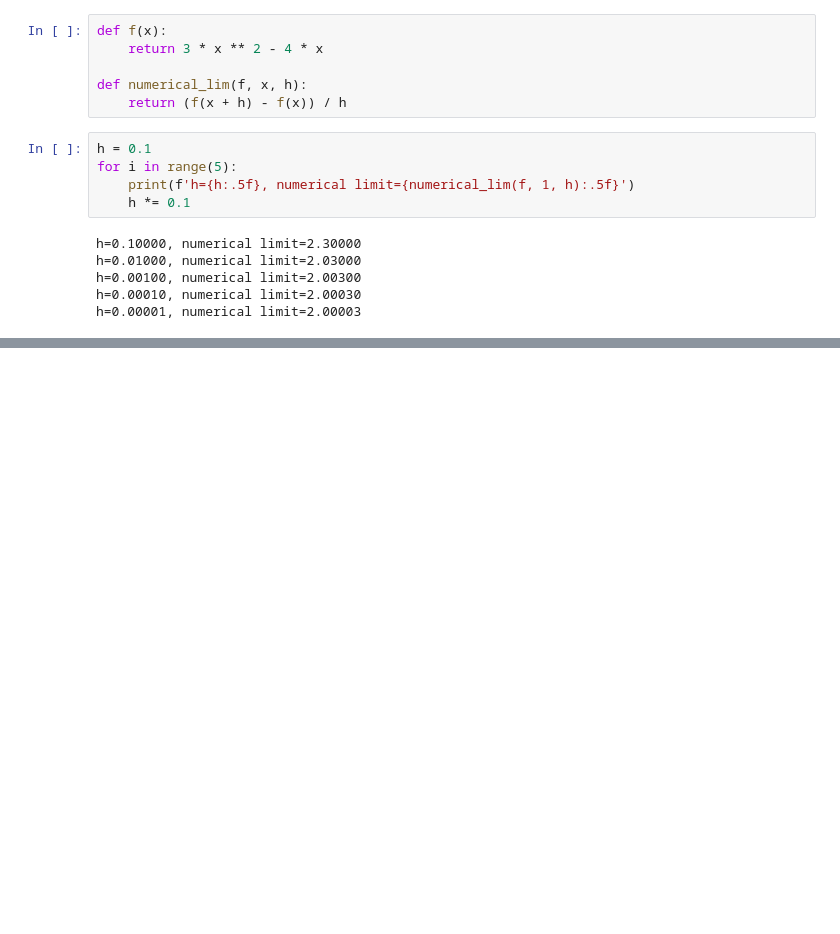
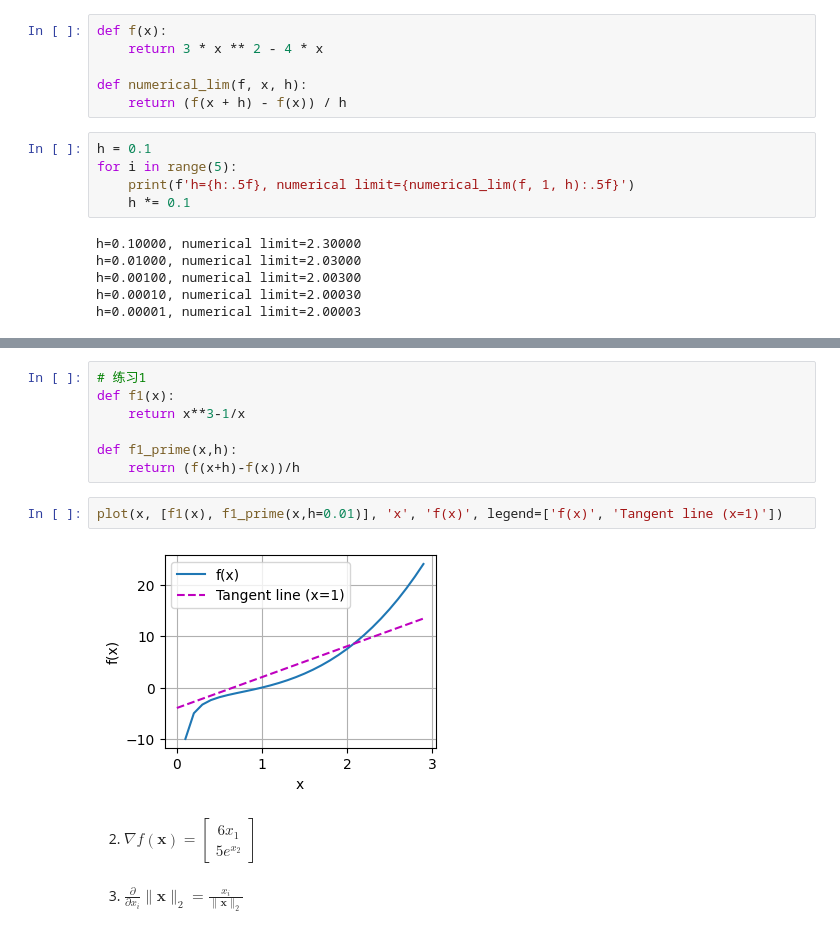
Before and after one commit to sma11white/d2l_pytorch_my, a Jupyter notebook: chapter2/2_4_calculus.ipynb, the cells around one changed output, grey strips where cells are left out. Cells and saved outputs as stored; diff of their text form; blank space fills up the shorter version.

```diff
--- a/chapter2/2_4_calculus.ipynb
+++ b/chapter2/2_4_calculus.ipynb
@@ -46,0 +91,19 @@ def set_axes(axes, xlabel, ylabel, xlim, ylim, xscale, yscale, legend):
+# %%
+# 练习1
+def f1(x):
+    return x**3-1/x
+
+def f1_prime(x,h):
+    return (f(x+h)-f(x))/h
+# %%
+plot(x, [f1(x), f1_prime(x,h=0.01)], 'x', 'f(x)', legend=['f(x)', 'Tangent line (x=1)'])
+# %% [output]
+[figure, added]
+# %% [markdown]
+2. $
+\nabla f(\mathbf{x}) = \begin{bmatrix} 6x_1 \\ 5e^{x_2} \end{bmatrix}
+$
+# %% [markdown]
+3. $
+\frac{\partial}{\partial x_i} \|\mathbf{x}\|_2 = \frac{x_i}{\|\mathbf{x}\|_2}
+$
```
Also changed, not shown: parts of 5 cells of this notebook, 3 other files.
